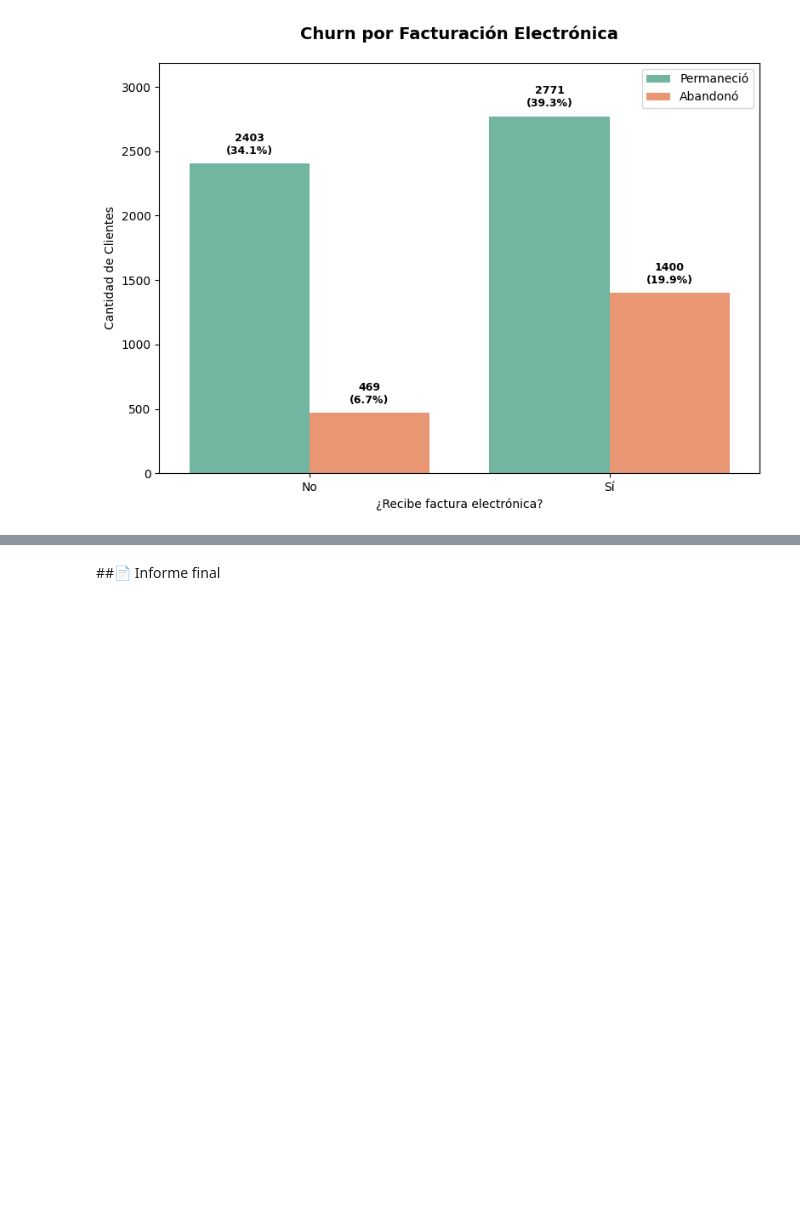
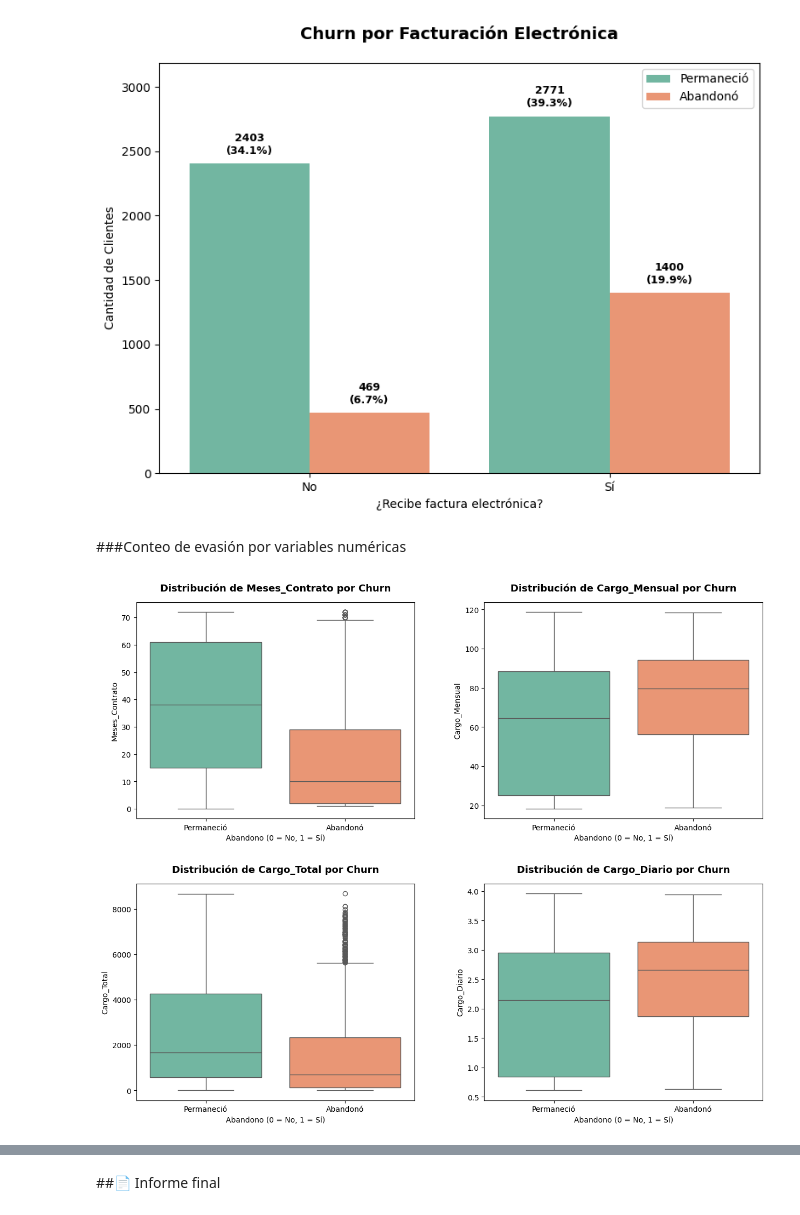
Before and after one commit to AenimaLabs/TelecomX, a Jupyter notebook: TelecomX.ipynb, the cells around one changed output, grey strips where cells are left out. Cells and saved outputs as stored; diff of their text form; code cells hidden in the pictures; blank space fills up the shorter version.

```diff
--- a/TelecomX.ipynb
+++ b/TelecomX.ipynb
@@ -912,3 +912,31 @@ plt.tight_layout()
 plt.show()
 # %% [output]
 [figure]
+# %% [markdown]
+###Conteo de evasión por variables numéricas
+# %%
+import matplotlib.pyplot as plt
+import seaborn as sns
+
+# Variables numéricas clave
+numeric_cols = ['Meses_Contrato', 'Cargo_Mensual', 'Cargo_Total', 'Cargo_Diario']
+
+# Crear boxplots con más espacio
+fig, axes = plt.subplots(2, 2, figsize=(15, 12))  # Aumentar tamaño
+axes = axes.flatten()
+
+for ax, col in zip(axes, numeric_cols):
+    sns.boxplot(data=df, x='Abandono', y=col, hue='Abandono', ax=ax, palette='Set2', legend=False)
+    ax.set_title(f'Distribución de {col} por Churn', fontsize=13, fontweight='bold', pad=15)  # Más espacio
+    ax.set_xlabel('Abandono (0 = No, 1 = Sí)')
+    ax.set_ylabel(col)
+
+    # Mejorar las etiquetas del eje x
+    ax.set_xticks([0, 1])
+    ax.set_xticklabels(['Permaneció', 'Abandonó'])
+
+# Ajustar espaciado entre subplots
+plt.subplots_adjust(hspace=0.3, wspace=0.25)  # Más espacio vertical y horizontal
+plt.show()
+# %% [output]
+[figure, added]
```
Also changed, not shown: parts of 1 cell of this notebook.
